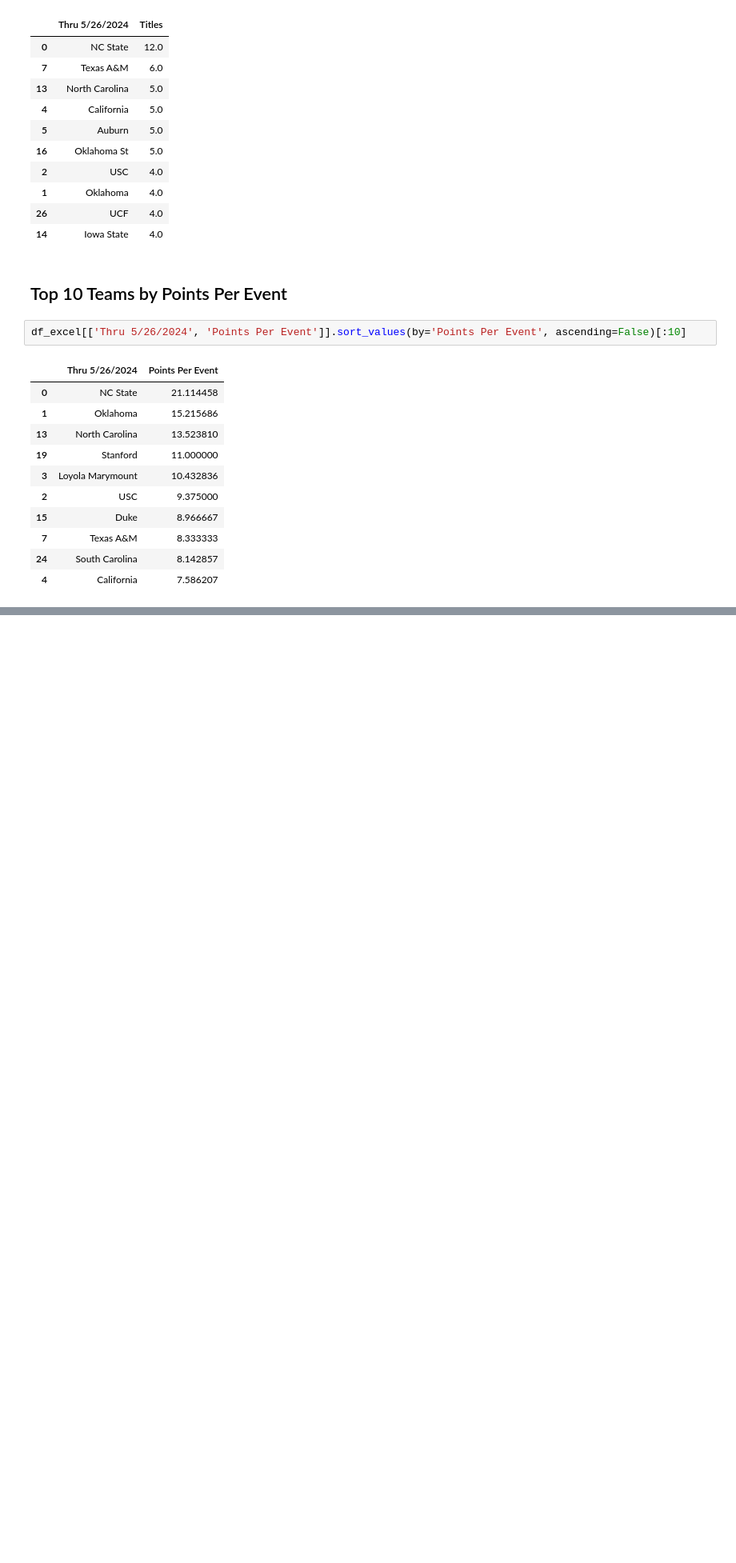
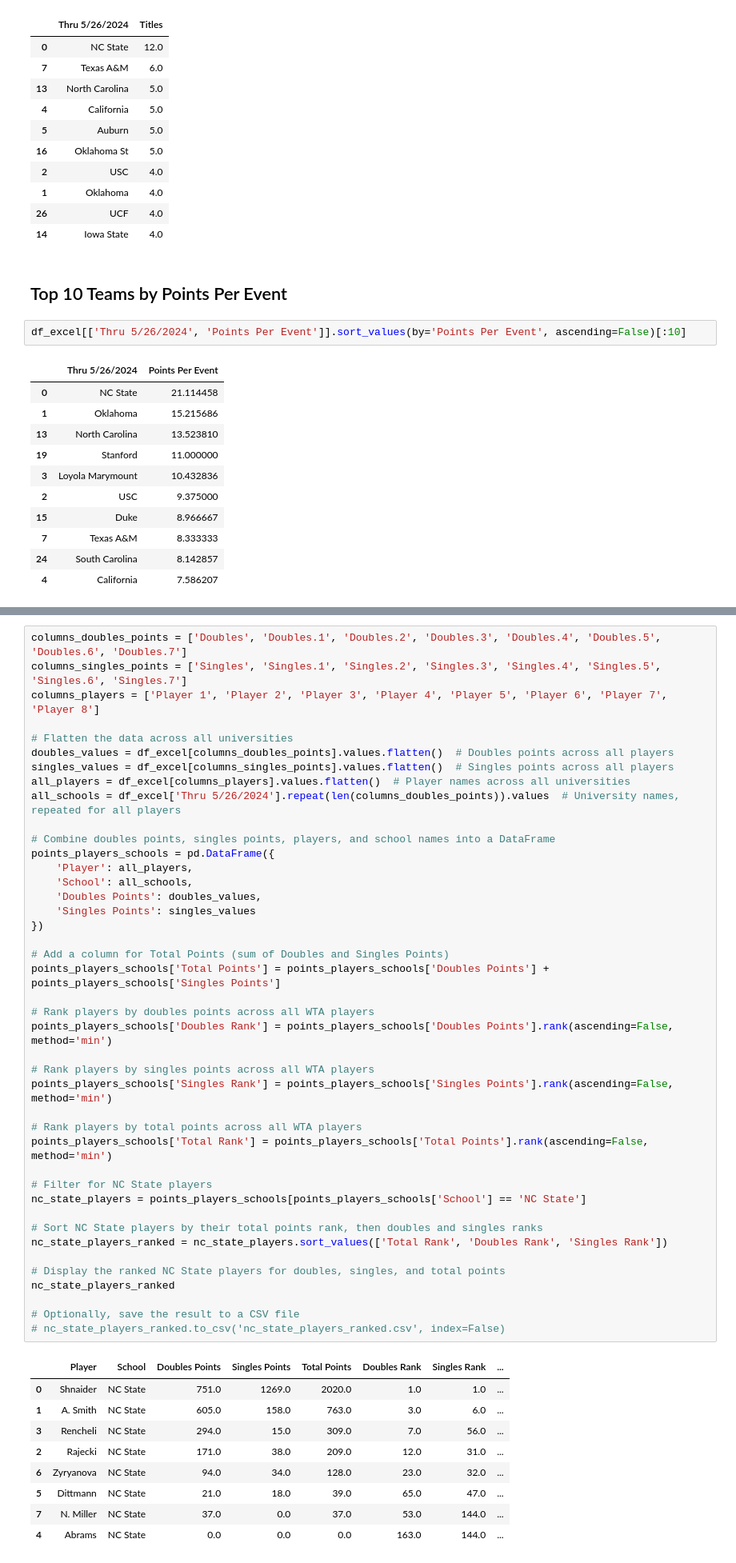
Before and after one commit to SterlingHayden/NCState-Tennis-Stats-Visualization, a Jupyter notebook: Goal7.ipynb, the cells around one changed output, grey strips where cells are left out. Shown: that part at 80% size. Saved outputs shown, nothing was run; the diff lists cells and outputs as text; blank space fills up the shorter version.

Commit message:
added some additional tables

```diff
--- a/Goal7.ipynb
+++ b/Goal7.ipynb
@@ -149,0 +188,52 @@ df_excel[['Thru 5/26/2024', 'Points Per Event']].sort_values(by='Points Per Even
+# %%
+columns_doubles_points = ['Doubles', 'Doubles.1', 'Doubles.2', 'Doubles.3', 'Doubles.4', 'Doubles.5', 'Doubles.6', 'Doubles.7']
+columns_singles_points = ['Singles', 'Singles.1', 'Singles.2', 'Singles.3', 'Singles.4', 'Singles.5', 'Singles.6', 'Singles.7']
+columns_players = ['Player 1', 'Player 2', 'Player 3', 'Player 4', 'Player 5', 'Player 6', 'Player 7', 'Player 8']
+
+# Flatten the data across all universities
+doubles_values = df_excel[columns_doubles_points].values.flatten()  # Doubles points across all players
+singles_values = df_excel[columns_singles_points].values.flatten()  # Singles points across all players
+all_players = df_excel[columns_players].values.flatten()  # Player names across all universities
+all_schools = df_excel['Thru 5/26/2024'].repeat(len(columns_doubles_points)).values  # University names, repeated for all players
+
+# Combine doubles points, singles points, players, and school names into a DataFrame
+points_players_schools = pd.DataFrame({
+    'Player': all_players,
+    'School': all_schools,
+    'Doubles Points': doubles_values,
+    'Singles Points': singles_values
+})
+
+# Add a column for Total Points (sum of Doubles and Singles Points)
+points_players_schools['Total Points'] = points_players_schools['Doubles Points'] + points_players_schools['Singles Points']
+
+# Rank players by doubles points across all WTA players
+points_players_schools['Doubles Rank'] = points_players_schools['Doubles Points'].rank(ascending=False, method='min')
+
+# Rank players by singles points across all WTA players
+points_players_schools['Singles Rank'] = points_players_schools['Singles Points'].rank(ascending=False, method='min')
+
+# Rank players by total points across all WTA players
+points_players_schools['Total Rank'] = points_players_schools['Total Points'].rank(ascending=False, method='min')
+
+# Filter for NC State players
+nc_state_players = points_players_schools[points_players_schools['School'] == 'NC State']
+
+# Sort NC State players by their total points rank, then doubles and singles ranks
+nc_state_players_ranked = nc_state_players.sort_values(['Total Rank', 'Doubles Rank', 'Singles Rank'])
+
+# Display the ranked NC State players for doubles, singles, and total points
+nc_state_players_ranked
+
+# Optionally, save the result to a CSV file
+# nc_state_players_ranked.to_csv('nc_state_players_ranked.csv', index=False)
+# %% [output]
+|  | Player | School | Doubles Points | Singles Points | Total Points | Doubles Rank | Singles Rank | ... |
+| 0 | Shnaider | NC State | 751.0 | 1269.0 | 2020.0 | 1.0 | 1.0 | ... |
+| 1 | A. Smith | NC State | 605.0 | 158.0 | 763.0 | 3.0 | 6.0 | ... |
+| 3 | Rencheli | NC State | 294.0 | 15.0 | 309.0 | 7.0 | 56.0 | ... |
+| 2 | Rajecki | NC State | 171.0 | 38.0 | 209.0 | 12.0 | 31.0 | ... |
+| 6 | Zyryanova | NC State | 94.0 | 34.0 | 128.0 | 23.0 | 32.0 | ... |
+| 5 | Dittmann | NC State | 21.0 | 18.0 | 39.0 | 65.0 | 47.0 | ... |
+| 7 | N. Miller | NC State | 37.0 | 0.0 | 37.0 | 53.0 | 144.0 | ... |
+| 4 | Abrams | NC State | 0.0 | 0.0 | 0.0 | 163.0 | 144.0 | ... |
```
Also changed, not shown: parts of 3 cells of this notebook.
